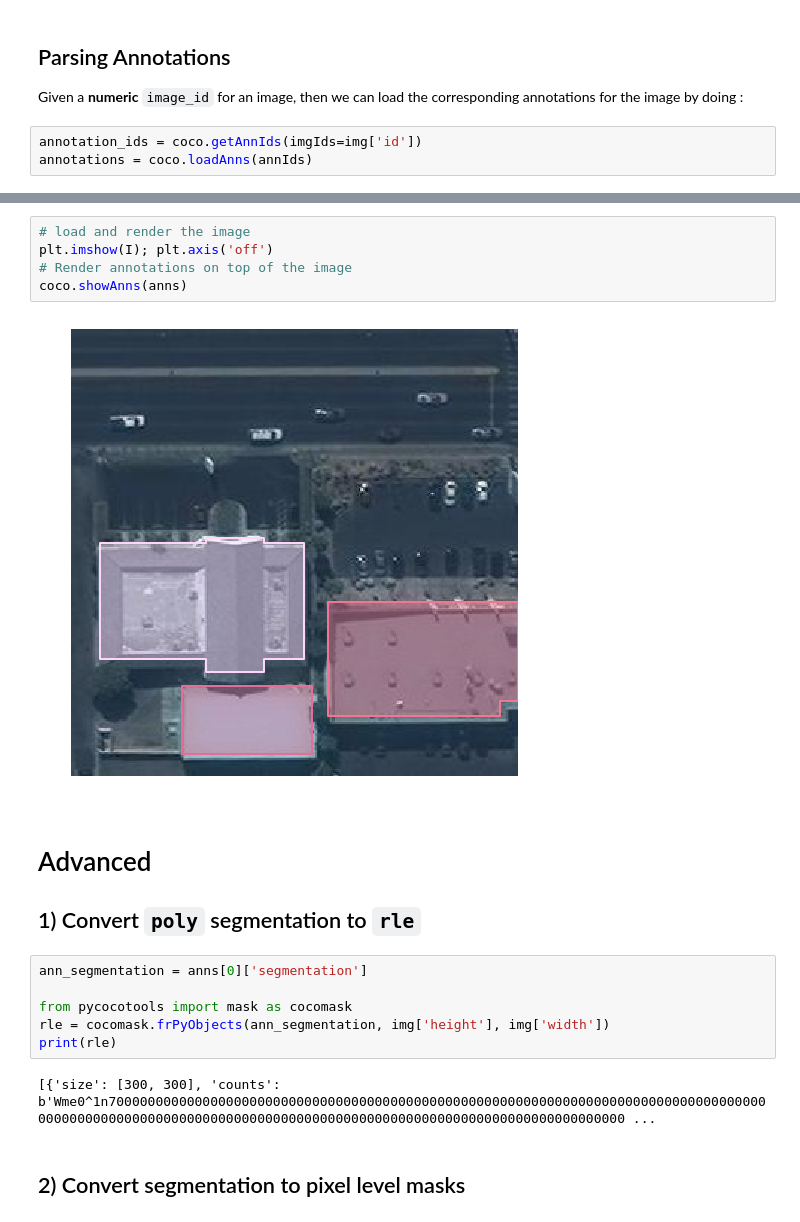
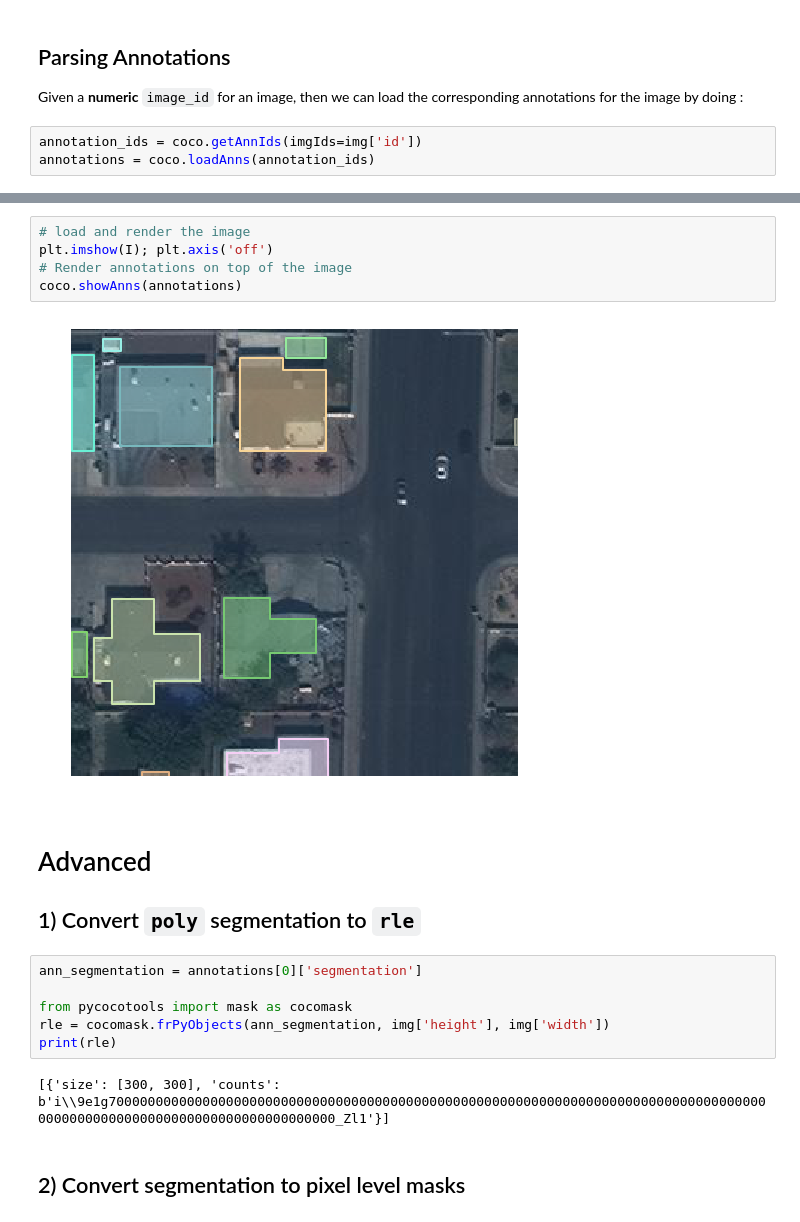
Before and after one commit to AIcrowd/food-recognition-benchmark-starter-kit, a Jupyter notebook: Dataset Utils.ipynb, the cells around one changed output, grey strips where cells are left out. Saved outputs shown, nothing was run; the diff lists cells and outputs as text.

```diff
--- a/Dataset Utils.ipynb
+++ b/Dataset Utils.ipynb
@@ -121,7 +121,7 @@ plt.imshow(I)
 Given a **numeric** `image_id` for an image, then we can load the corresponding annotations for the image by doing :
 # %%
 annotation_ids = coco.getAnnIds(imgIds=img['id'])
-annotations = coco.loadAnns(annIds)
+annotations = coco.loadAnns(annotation_ids)
 # %% [markdown]
 The `coco.getAnnIds` will first return a `list` of all annotation objects which are associated with the said `image_id`, and then `coco.loadAnns` will return a list of the actual annotation objects.
 
@@ -181,22 +180,22 @@ Now that we have a single object representing all the annotations for an image,
 # %%
 # load and render the image
 plt.imshow(I); plt.axis('off')
 # Render annotations on top of the image
-coco.showAnns(anns)
+coco.showAnns(annotations)
 # %% [output]
-[figure, old version]
+[figure, new version]
 # %% [markdown]
 # Advanced
 
 ## 1) Convert `poly` segmentation to `rle`
 # %%
-ann_segmentation = anns[0]['segmentation']
+ann_segmentation = annotations[0]['segmentation']
 
 from pycocotools import mask as cocomask
 rle = cocomask.frPyObjects(ann_segmentation, img['height'], img['width'])
 print(rle)
 # %% [output]
-[{'size': [300, 300], 'counts': b'Wme0^1n700000000000000000000000000000000000000000000000000000000000000000000000000000000000000000000000000000000000000000000000000000000000000000000000000000000000000 ...
+[{'size': [300, 300], 'counts': b'i\\9e1g70000000000000000000000000000000000000000000000000000000000000000000000000000000000000000000000000000000000000000000000000_Zl1'}]
 # %% [markdown]
 ## 2) Convert segmentation to pixel level masks
 # %%
```
Also changed, not shown: parts of 5 cells of this notebook.
